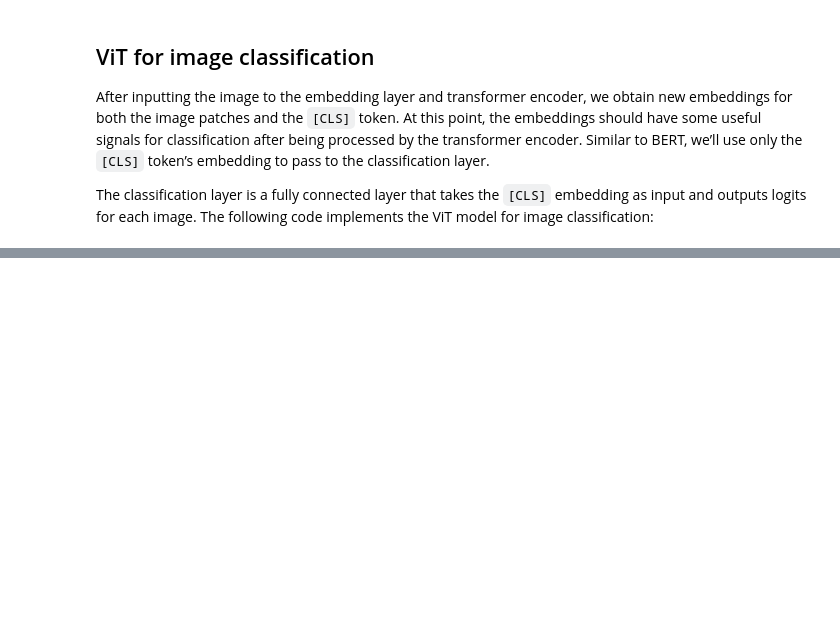
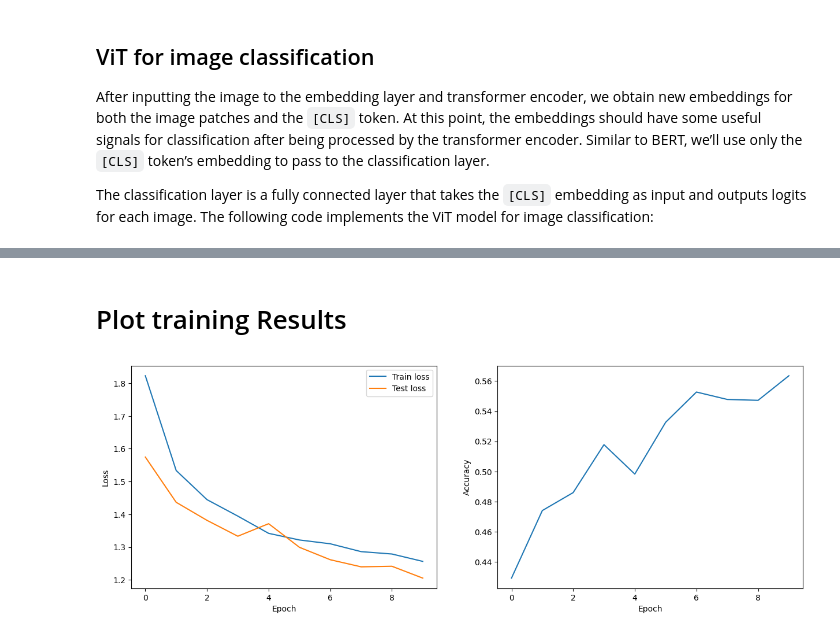
Before and after one commit to jinunyachhyon/Vision-Transformer-ViT-, a Jupyter notebook: Implementing_Vision_Transformer_(ViT)_from_Scratch.ipynb, the cells around one changed output, grey strips where cells are left out. Cells and saved outputs as stored; diff of their text form; code cells hidden in the pictures; blank space fills up the shorter version.

```diff
--- a/Implementing_Vision_Transformer_(ViT)_from_Scratch.ipynb
+++ b/Implementing_Vision_Transformer_(ViT)_from_Scratch.ipynb
@@ -232,7 +383,11 @@ class Block(nn.Module):
 
     def __init__(self, config):
         super().__init__()
-        self.attention = MultiHeadAttention(config)
+        self.use_faster_attention = config.get("use_faster_attention", False)
+        if self.use_faster_attention:
+            self.attention = FasterMultiHeadAttention(config)
+        else:
+            self.attention = MultiHeadAttention(config)
         self.layernorm_1 = nn.LayerNorm(config["hidden_size"])
         self.mlp = MLP(config)
         self.layernorm_2 = nn.LayerNorm(config["hidden_size"])
@@ -321,0 +569,22 @@ class ViTForClassfication(nn.Module):
+# %%
+def load_experiment(experiment_name, checkpoint_name="model_final.pt", base_dir="experiments"):
+    outdir = os.path.join(base_dir, experiment_name)
+
+    # Load the config
+    configfile = os.path.join(outdir, 'config.json')
+    with open(configfile, 'r') as f:
+        config = json.load(f)
+
+    # Load the metrics
+    jsonfile = os.path.join(outdir, 'metrics.json')
+    with open(jsonfile, 'r') as f:
+        data = json.load(f)
+    train_losses = data['train_losses']
+    test_losses = data['test_losses']
+    accuracies = data['accuracies']
+
+    # Load the model
+    model = ViTForClassfication(config)
+    cpfile = os.path.join(outdir, checkpoint_name)
+    model.load_state_dict(torch.load(cpfile))
+    return config, model, train_losses, test_losses, accuracies
@@ -321,0 +788,20 @@ class ViTForClassfication(nn.Module):
+# %% [markdown]
+# Plot training Results
+# %%
+config, model, train_losses, test_losses, accuracies = load_experiment(f"/content/experiments/{exp_name}/")
+
+import matplotlib.pyplot as plt
+# Create two subplots of train/test losses and accuracies
+fig, (ax1, ax2) = plt.subplots(1, 2, figsize=(15, 5))
+ax1.plot(train_losses, label="Train loss")
+ax1.plot(test_losses, label="Test loss")
+ax1.set_xlabel("Epoch")
+ax1.set_ylabel("Loss")
+ax1.legend()
+ax2.plot(accuracies)
+ax2.set_xlabel("Epoch")
+ax2.set_ylabel("Accuracy")
+plt.savefig("metrics.png")
+plt.show()
+# %% [output]
+[figure, added]
```
Also changed, not shown: parts of 23 cells of this notebook.
